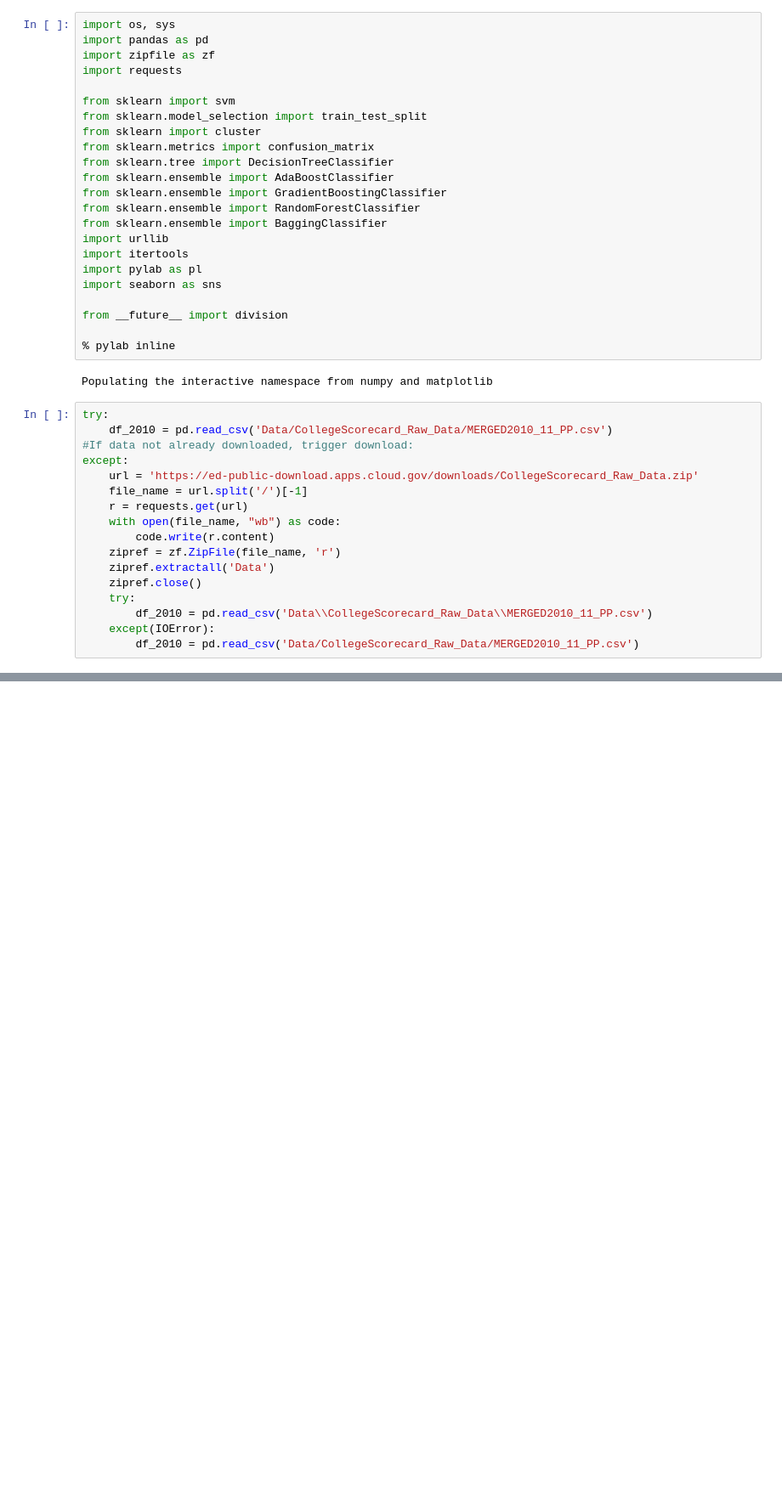
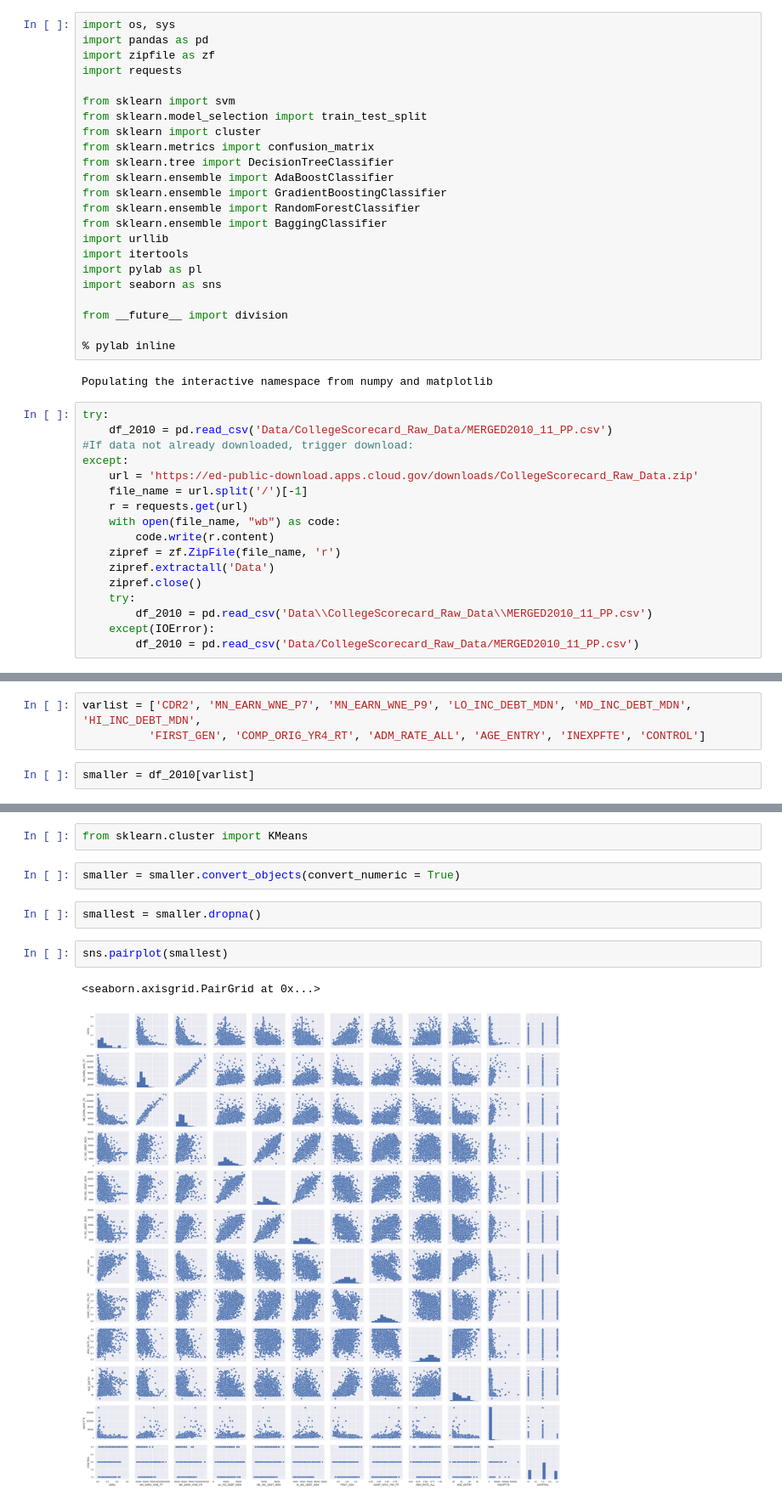
Before and after one commit to michellemho/machine_learning_for_cities, a Jupyter notebook: Final_Project/Exploratory_notebook.ipynb, the cells around one changed output, grey strips where cells are left out. Shown at 85% size. Saved outputs shown, nothing was run; the diff lists cells and outputs as text; blank space fills up the shorter version.

```diff
--- a/Final_Project/Exploratory_notebook.ipynb
+++ b/Final_Project/Exploratory_notebook.ipynb
@@ -90,0 +91,5 @@ df_2010 = df_2010[df_2010.ICLEVEL == 1]
+# %%
+varlist = ['CDR2', 'MN_EARN_WNE_P7', 'MN_EARN_WNE_P9', 'LO_INC_DEBT_MDN', 'MD_INC_DEBT_MDN', 'HI_INC_DEBT_MDN',
+          'FIRST_GEN', 'COMP_ORIG_YR4_RT', 'ADM_RATE_ALL', 'AGE_ENTRY', 'INEXPFTE', 'CONTROL']
+# %%
+smaller = df_2010[varlist]
@@ -90,0 +105,11 @@ df_2010 = df_2010[df_2010.ICLEVEL == 1]
+# %%
+from sklearn.cluster import KMeans
+# %%
+smaller = smaller.convert_objects(convert_numeric = True)
+# %%
+smallest = smaller.dropna()
+# %%
+sns.pairplot(smallest)
+# %% [output]
+<seaborn.axisgrid.PairGrid at 0x...>
+[figure, added]
```
Also changed, not shown: parts of 28 cells of this notebook.
